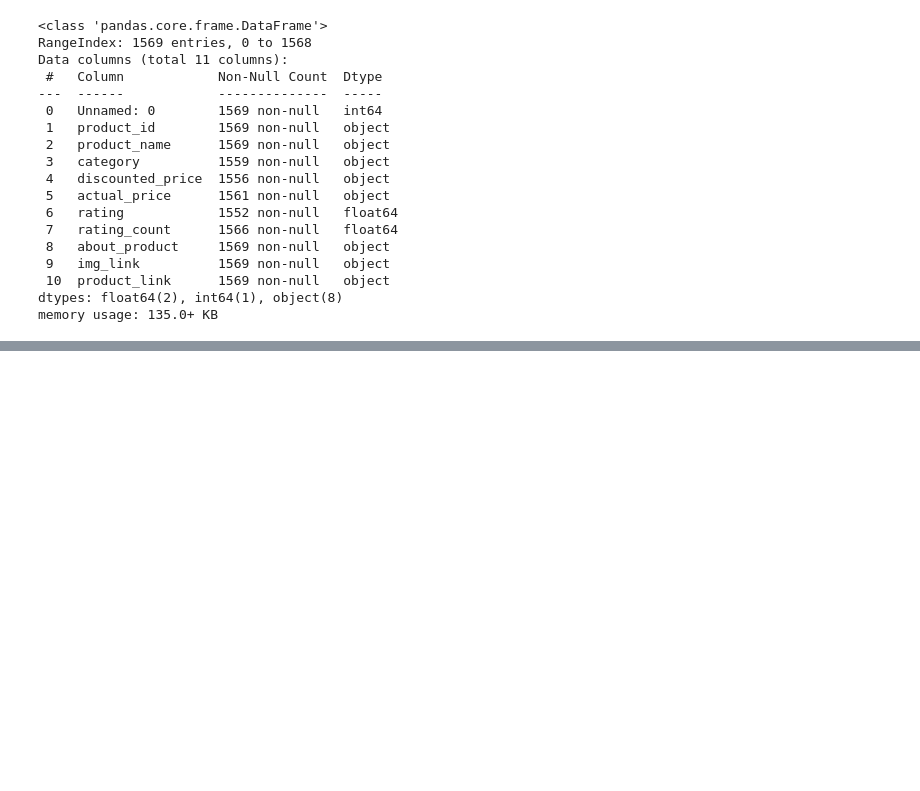
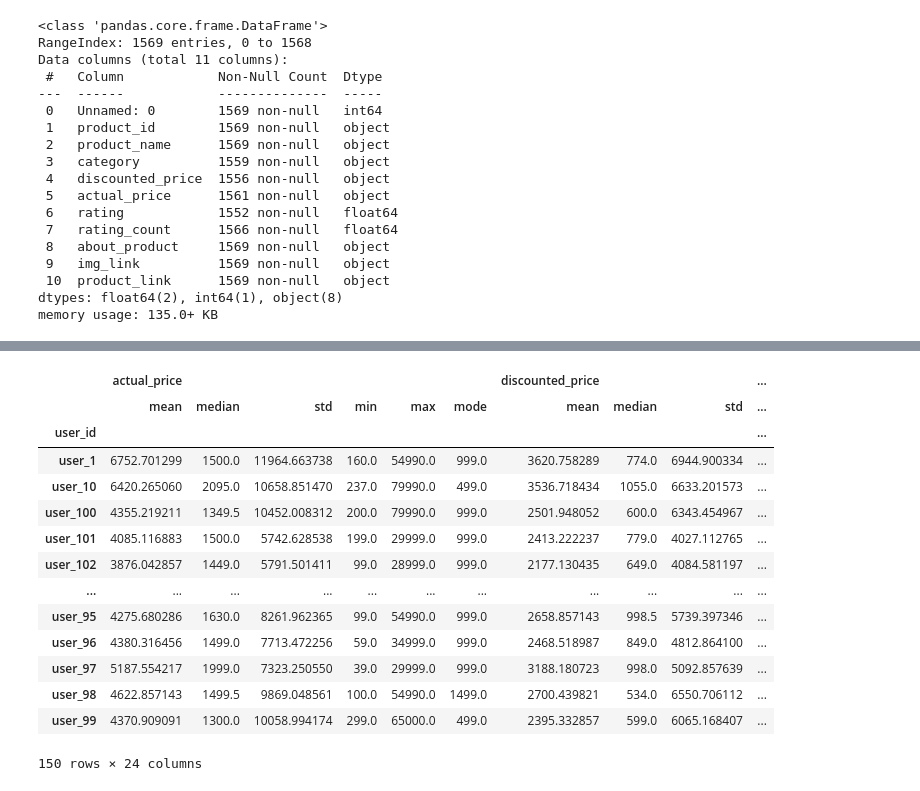
Before and after one commit to JRiyaz/data-science, a Jupyter notebook: practice/amazon-sales-1.ipynb, the cells around one changed output, grey strips where cells are left out. Cells and saved outputs as stored; diff of their text form; code cells hidden in the pictures; blank space fills up the shorter version.

```diff
--- a/practice/amazon-sales-1.ipynb
+++ b/practice/amazon-sales-1.ipynb
@@ -27,0 +200,3 @@ memory usage: 135.0+ KB
+# %%
+orders = pd.read_csv(path.parent.joinpath("amazon-orders.csv"))
+orders.info()
@@ -27,0 +249,2 @@ memory usage: 135.0+ KB
+# %%
+data = orders.merge(products, how="left", on="product_id")
@@ -27,0 +268,3 @@ memory usage: 135.0+ KB
+# %%
+# analyze reviews - price is related to reviews
+data["review_length"] = data["review_content"].astype(str).apply(lambda x: len(x))
@@ -27,0 +278,11 @@ memory usage: 135.0+ KB
+# %%
+# let's use apply on more than one column
+
+# Analyse discount percentage
+
+
+def get_discount_per(row):
+    return (row["actual_price"] - row["discounted_price"]) / row["actual_price"]
+
+
+data["discount_per"] = data.apply(get_discount_per, axis=1)
@@ -27,0 +343,23 @@ memory usage: 135.0+ KB
+# %%
+# user based statistics
+
+user_stats = data.groupby("user_id")[["actual_price", "discounted_price", "rating", "discount_per"]].agg(
+    ["mean", "median", "std", "min", "max", mode]
+)
+user_stats
+# %% [output]
+|  | actual_price |  |  |  |  |  | discounted_price |  |  | ... |
+|  | mean | median | std | min | max | mode | mean | median | std | ... |
+| user_id |  |  |  |  |  |  |  |  |  | ... |
+| user_1 | 6752.701299 | 1500.0 | 11964.663738 | 160.0 | 54990.0 | 999.0 | 3620.758289 | 774.0 | 6944.900334 | ... |
+| user_10 | 6420.265060 | 2095.0 | 10658.851470 | 237.0 | 79990.0 | 499.0 | 3536.718434 | 1055.0 | 6633.201573 | ... |
+| user_100 | 4355.219211 | 1349.5 | 10452.008312 | 200.0 | 79990.0 | 999.0 | 2501.948052 | 600.0 | 6343.454967 | ... |
+| user_101 | 4085.116883 | 1500.0 | 5742.628538 | 199.0 | 29999.0 | 999.0 | 2413.222237 | 779.0 | 4027.112765 | ... |
+| user_102 | 3876.042857 | 1449.0 | 5791.501411 | 99.0 | 28999.0 | 999.0 | 2177.130435 | 649.0 | 4084.581197 | ... |
+| ... | ... | ... | ... | ... | ... | ... | ... | ... | ... | ... |
+| user_95 | 4275.680286 | 1630.0 | 8261.962365 | 99.0 | 54990.0 | 999.0 | 2658.857143 | 998.5 | 5739.397346 | ... |
+| user_96 | 4380.316456 | 1499.0 | 7713.472256 | 59.0 | 34999.0 | 999.0 | 2468.518987 | 849.0 | 4812.864100 | ... |
+| user_97 | 5187.554217 | 1999.0 | 7323.250550 | 39.0 | 29999.0 | 999.0 | 3188.180723 | 998.0 | 5092.857639 | ... |
+| user_98 | 4622.857143 | 1499.5 | 9869.048561 | 100.0 | 54990.0 | 1499.0 | 2700.439821 | 534.0 | 6550.706112 | ... |
+| user_99 | 4370.909091 | 1300.0 | 10058.994174 | 299.0 | 65000.0 | 499.0 | 2395.332857 | 599.0 | 6065.168407 | ... |
+150 rows × 24 columns
```
Also changed, not shown: parts of 61 cells of this notebook, 4 other files.
